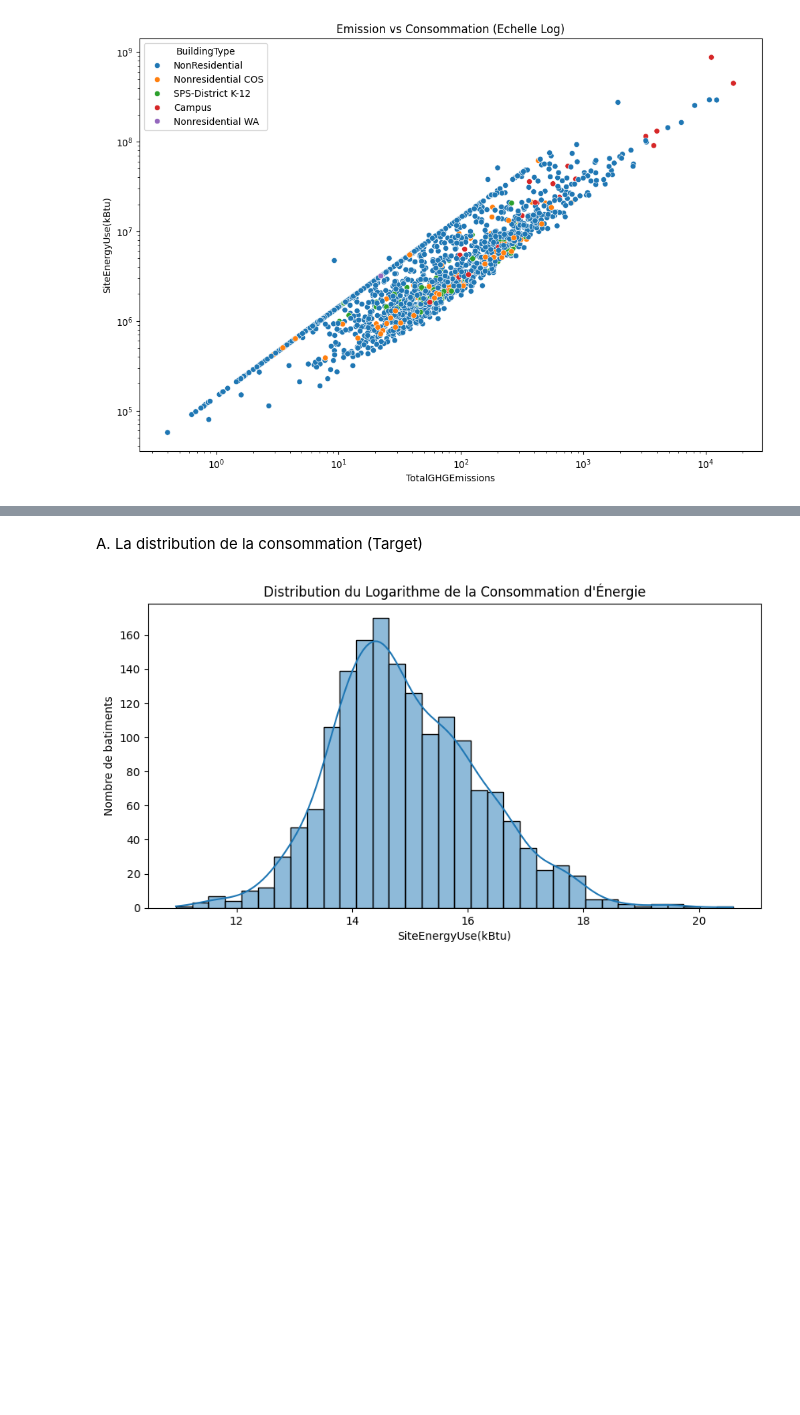
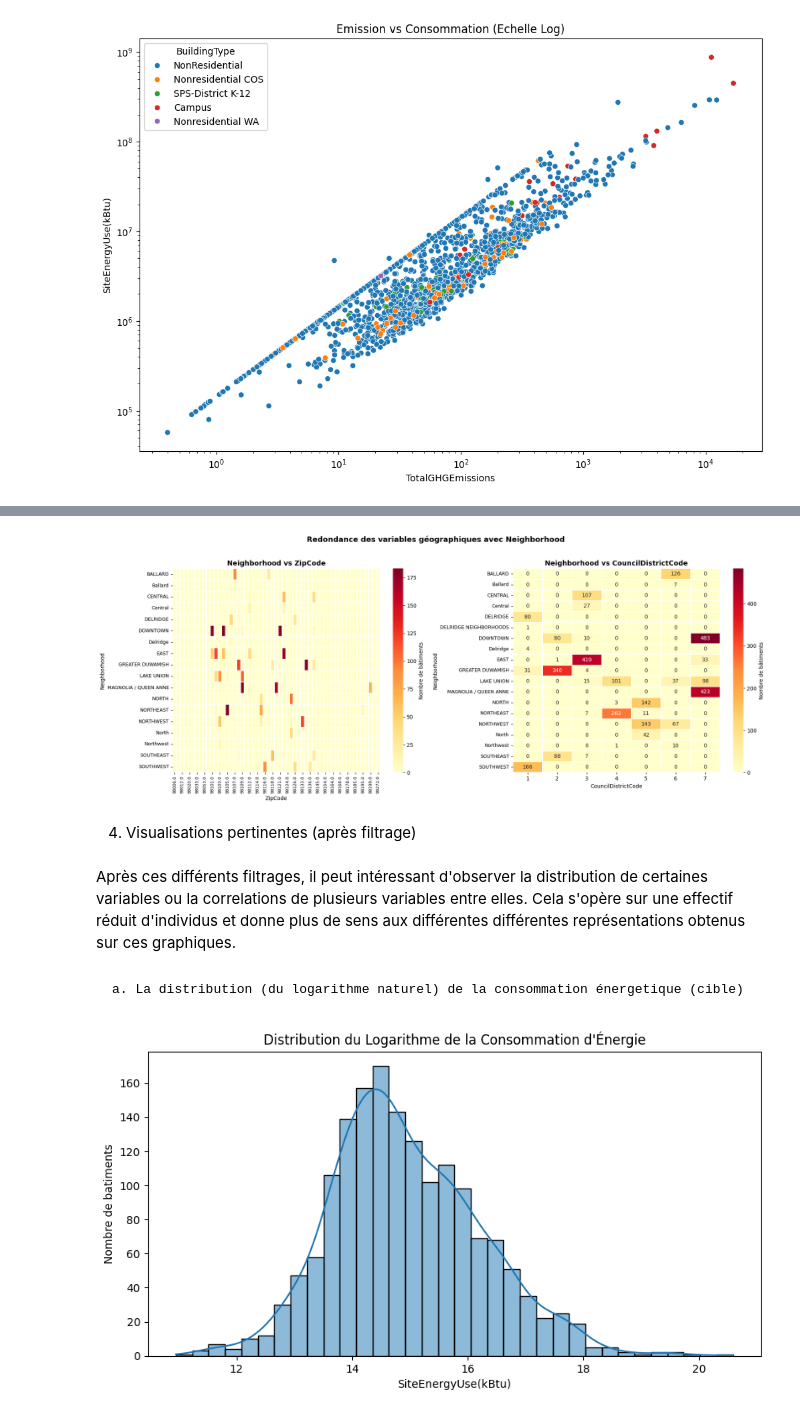
Before and after one commit to AxelFB1992/projet6, a Jupyter notebook: template_modelisation_supervisee.ipynb, the cells around one changed output, grey strips where cells are left out. Cells and saved outputs as stored; diff of their text form; code cells hidden in the pictures; blank space fills up the shorter version.

```diff
--- a/template_modelisation_supervisee.ipynb
+++ b/template_modelisation_supervisee.ipynb
@@ -403,5 +485,56 @@ Représentations graphiques de certaines variables
+# %%
+import matplotlib.pyplot as plt
+import seaborn as sns
+
+fig, axes = plt.subplots(1, 2, figsize=(18, 7))
+
+# --- Graphique 1 : Neighborhood vs ZipCode ---
+contingence_zip = pd.crosstab(df['Neighborhood'], df['ZipCode'])
+sns.heatmap(
+    contingence_zip,
+    ax=axes[0],
+    cmap='YlOrRd',
+    linewidths=0.3,
+    linecolor='white',
+    cbar_kws={'label': "Nombre de bâtiments"}
+)
+axes[0].set_title('Neighborhood vs ZipCode', fontsize=13, fontweight='bold')
+axes[0].set_xlabel('ZipCode')
+axes[0].set_ylabel('Neighborhood')
+axes[0].tick_params(axis='x', rotation=90, labelsize=8)
+axes[0].tick_params(axis='y', rotation=0, labelsize=9)
+
+# --- Graphique 2 : Neighborhood vs CouncilDistrictCode ---
+contingence_district = pd.crosstab(df['Neighborhood'], df['CouncilDistrictCode'])
+sns.heatmap(
+    contingence_district,
+    ax=axes[1],
+    cmap='YlOrRd',
+    linewidths=0.3,
+    linecolor='white',
+    annot=True,       # on affiche les valeurs car peu de modalités
+    fmt='d',
+    cbar_kws={'label': "Nombre de bâtiments"}
+)
+axes[1].set_title('Neighborhood vs CouncilDistrictCode', fontsize=13, fontweight='bold')
+axes[1].set_xlabel('CouncilDistrictCode')
+axes[1].set_ylabel('Neighborhood')
+axes[1].tick_params(axis='y', rotation=0, labelsize=9)
+
+plt.suptitle(
+    'Redondance des variables géographiques avec Neighborhood',
+    fontsize=14, fontweight='bold', y=1.02
+)
+plt.tight_layout()
+plt.show()
+# %% [output]
+[figure, added]
+# %% [markdown]
+4. Visualisations pertinentes (après filtrage)
+# %% [markdown]
+Après ces différents filtrages, il peut intéressant d'observer la distribution de certaines variables ou la correlations de plusieurs variables entre elles. Cela s'opère sur une effectif réduit d'individus et donne plus de sens aux différentes différentes représentations obtenus sur ces graphiques.
 # %% [markdown]
-A. La distribution de la consommation (Target)
+    a. La distribution (du logarithme naturel) de la consommation énergetique (cible)
 # %%
 import numpy as np
 # %%
```
Also changed, not shown: parts of 40 cells of this notebook, 1 other file.
